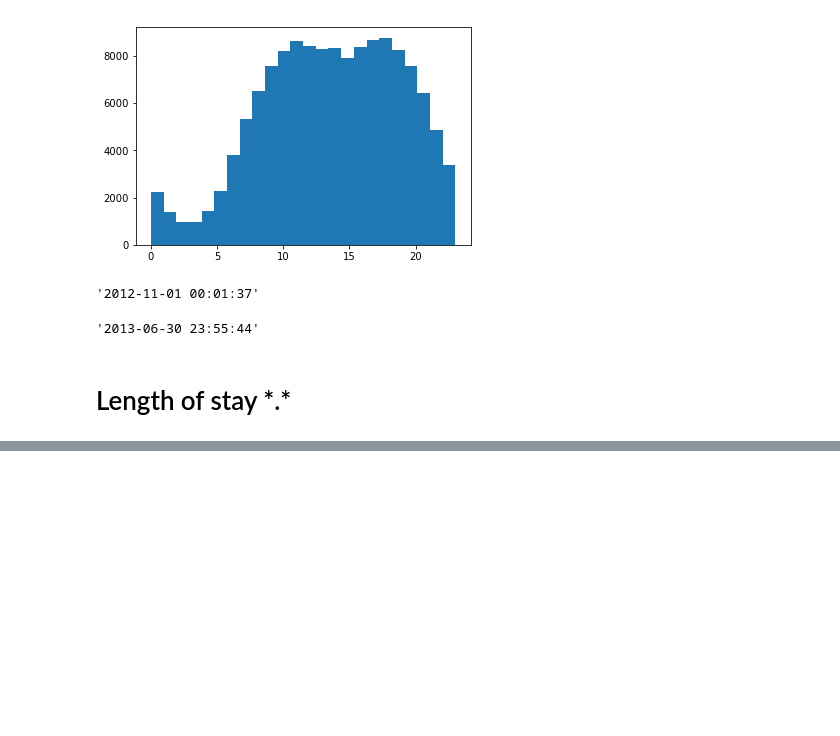
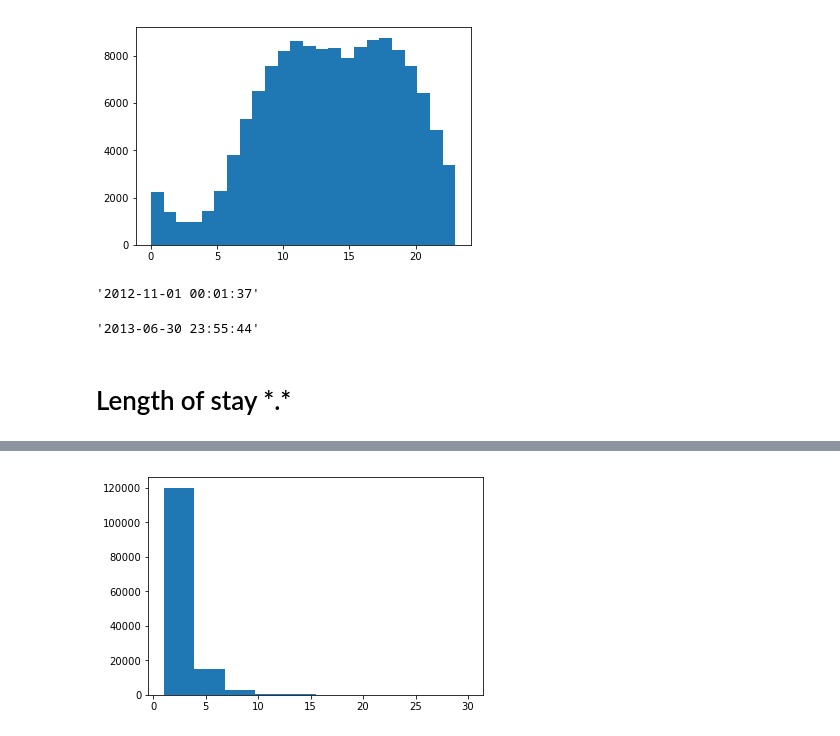
Before and after one commit to popoiopo/dataMining, a Jupyter notebook: Data exploration Julia.ipynb, the cells around one changed output, grey strips where cells are left out. Drawn from its saved outputs; the diff is of its cells as text; code cells hidden in the pictures; blank space fills up the shorter version.

```diff
--- a/Data exploration Julia.ipynb
+++ b/Data exploration Julia.ipynb
@@ -278,2 +289,10 @@ Min:  1
+# %%
+booked_stay = []
+for i in range(len(stay)):
+    if booked[i] == 1:
+        booked_stay.append(stay[i])
 # %%
-plt.hist()
+plt.hist(booked_stay)
+plt.show()
+# %% [output]
+[figure, added]
```
Also changed, not shown: parts of 4 cells of this notebook.
